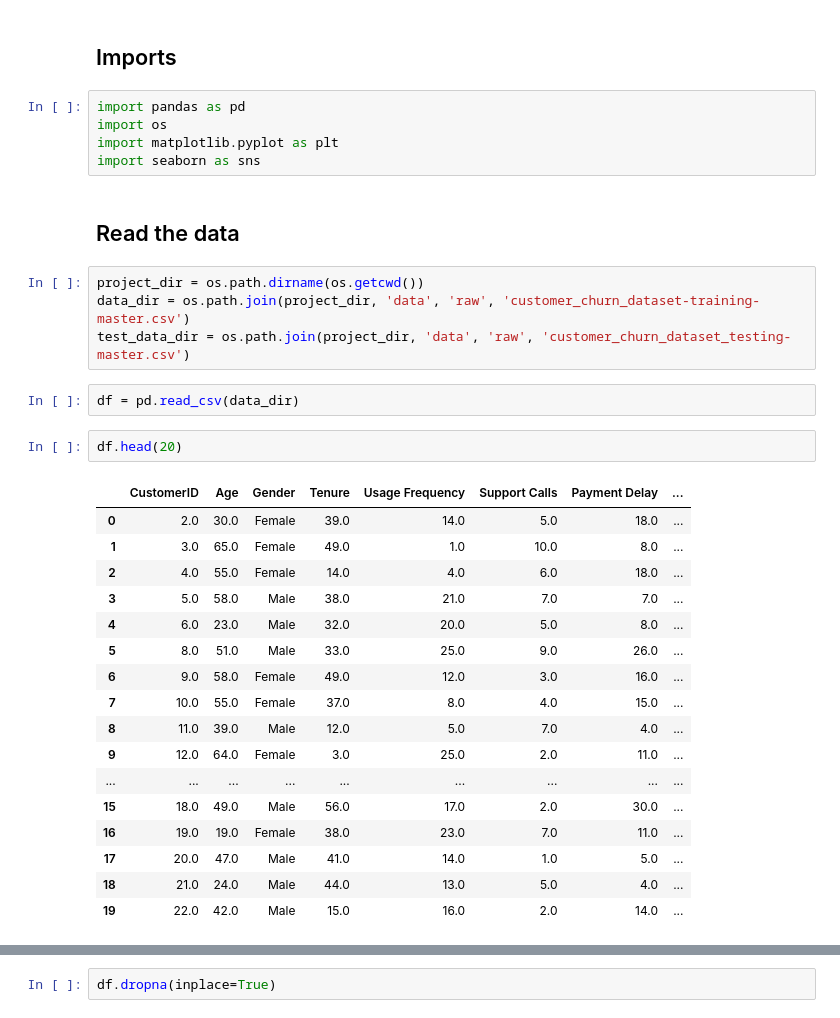
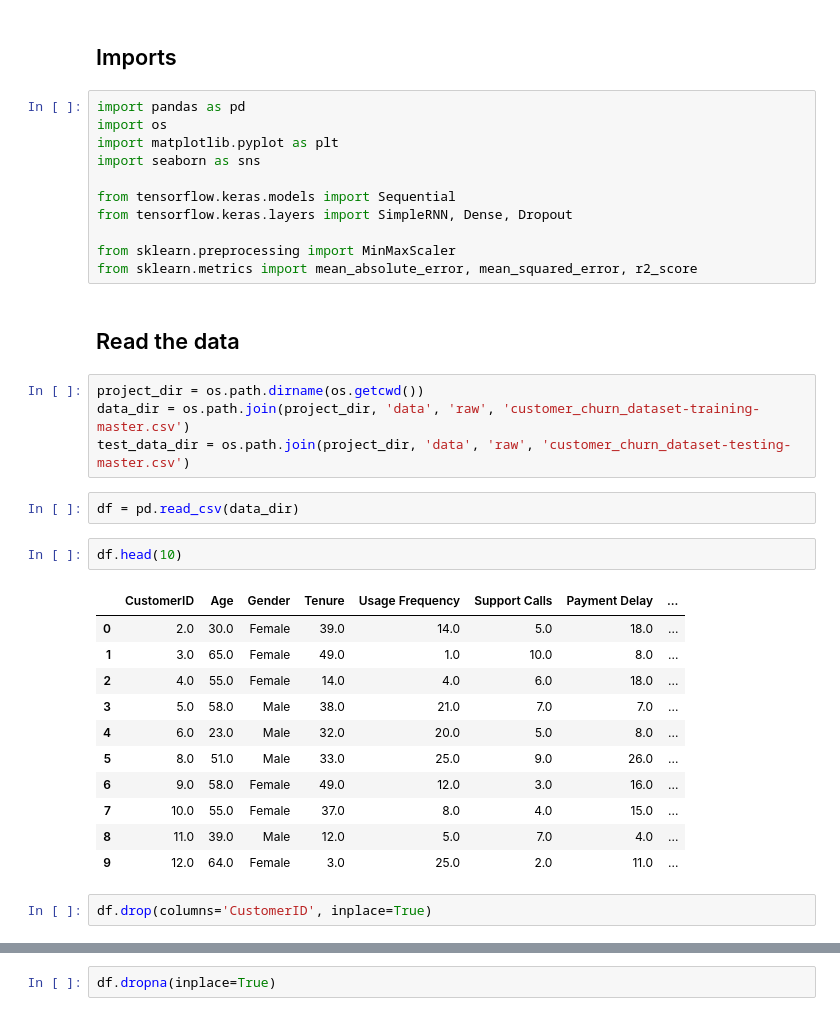
Before and after one commit to SnickleSH/customer-churn-analysis, a Jupyter notebook: notebooks/main.ipynb, the cells around one changed output, grey strips where cells are left out. Saved outputs shown, nothing was run; the diff lists cells and outputs as text.

```diff
--- a/notebooks/main.ipynb
+++ b/notebooks/main.ipynb
@@ -5,34 +5,36 @@ import pandas as pd
 import os
 import matplotlib.pyplot as plt
 import seaborn as sns
+
+from tensorflow.keras.models import Sequential
+from tensorflow.keras.layers import SimpleRNN, Dense, Dropout
+
+from sklearn.preprocessing import MinMaxScaler
+from sklearn.metrics import mean_absolute_error, mean_squared_error, r2_score
 # %% [markdown]
 ## Read the data
 # %%
 project_dir = os.path.dirname(os.getcwd())
 data_dir = os.path.join(project_dir, 'data', 'raw', 'customer_churn_dataset-training-master.csv')
-test_data_dir = os.path.join(project_dir, 'data', 'raw', 'customer_churn_dataset_testing-master.csv')
+test_data_dir = os.path.join(project_dir, 'data', 'raw', 'customer_churn_dataset-testing-master.csv')
 # %%
 df = pd.read_csv(data_dir)
 # %%
-df.head(20)
+df.head(10)
 # %% [output]
 |  | CustomerID | Age | Gender | Tenure | Usage Frequency | Support Calls | Payment Delay | ... |
 | 0 | 2.0 | 30.0 | Female | 39.0 | 14.0 | 5.0 | 18.0 | ... |
 | 1 | 3.0 | 65.0 | Female | 49.0 | 1.0 | 10.0 | 8.0 | ... |
 | 2 | 4.0 | 55.0 | Female | 14.0 | 4.0 | 6.0 | 18.0 | ... |
 | 3 | 5.0 | 58.0 | Male | 38.0 | 21.0 | 7.0 | 7.0 | ... |
 | 4 | 6.0 | 23.0 | Male | 32.0 | 20.0 | 5.0 | 8.0 | ... |
 | 5 | 8.0 | 51.0 | Male | 33.0 | 25.0 | 9.0 | 26.0 | ... |
 | 6 | 9.0 | 58.0 | Female | 49.0 | 12.0 | 3.0 | 16.0 | ... |
 | 7 | 10.0 | 55.0 | Female | 37.0 | 8.0 | 4.0 | 15.0 | ... |
 | 8 | 11.0 | 39.0 | Male | 12.0 | 5.0 | 7.0 | 4.0 | ... |
 | 9 | 12.0 | 64.0 | Female | 3.0 | 25.0 | 2.0 | 11.0 | ... |
-| ... | ... | ... | ... | ... | ... | ... | ... | ... |
-| 15 | 18.0 | 49.0 | Male | 56.0 | 17.0 | 2.0 | 30.0 | ... |
-| 16 | 19.0 | 19.0 | Female | 38.0 | 23.0 | 7.0 | 11.0 | ... |
-| 17 | 20.0 | 47.0 | Male | 41.0 | 14.0 | 1.0 | 5.0 | ... |
-| 18 | 21.0 | 24.0 | Male | 44.0 | 13.0 | 5.0 | 4.0 | ... |
-| 19 | 22.0 | 42.0 | Male | 15.0 | 16.0 | 2.0 | 14.0 | ... |
+# %%
+df.drop(columns='CustomerID', inplace=True)
 # %%
 print(df.isna().sum())
 # %% [output]
```
Also changed, not shown: parts of 21 cells of this notebook, 2 other files.
